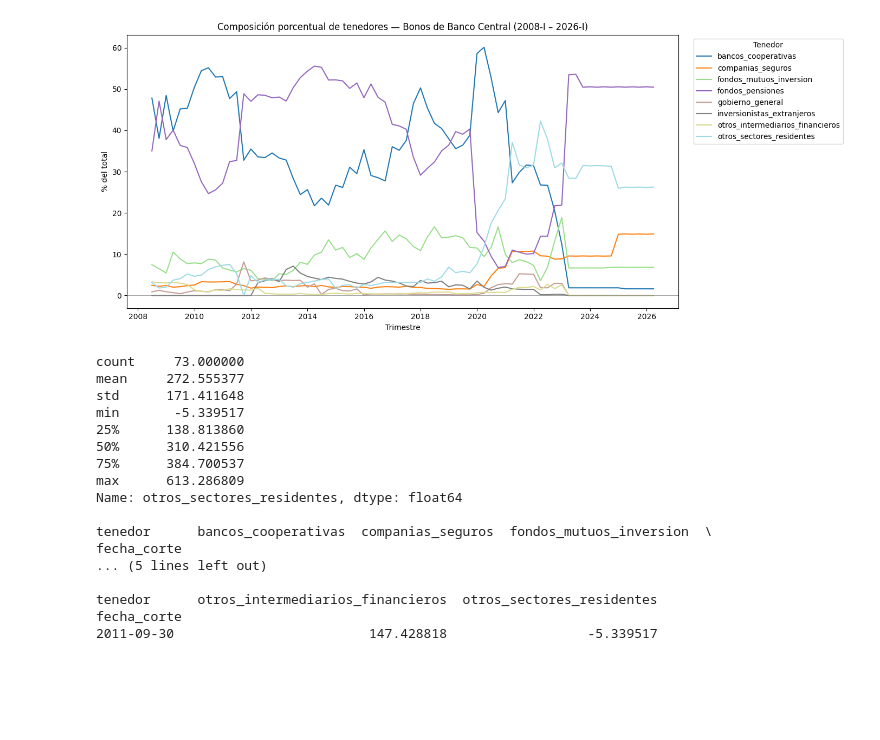
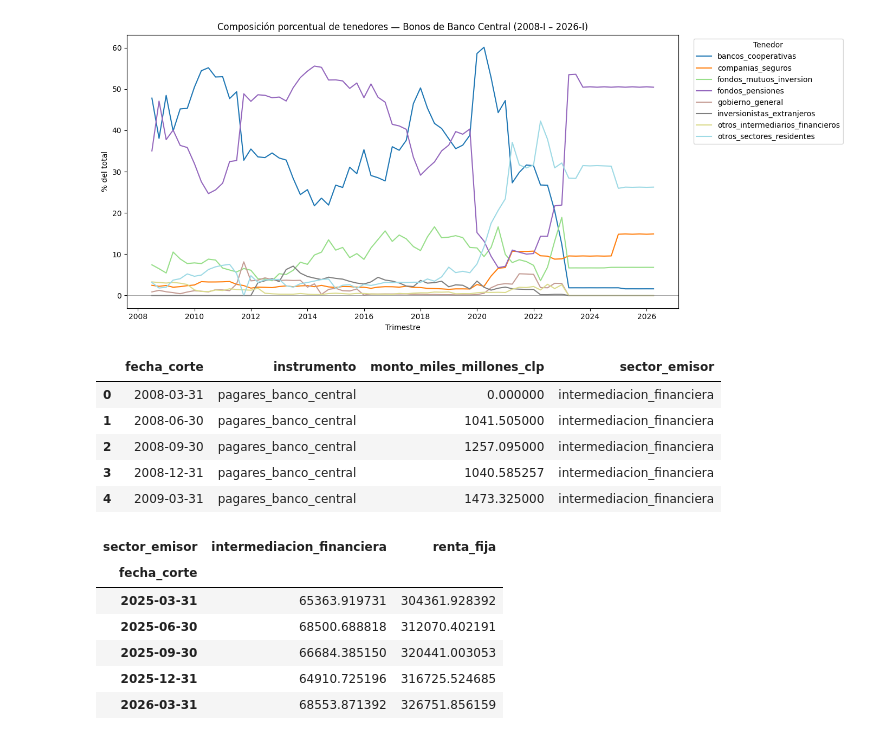
Before and after one commit to nombre00/gestor_datos_economicos, a Jupyter notebook: notebooks/03_stock_titulo_deuda.ipynb, the cells around one changed output. Saved outputs shown, nothing was run; the diff lists cells and outputs as text; code cells hidden in the pictures; blank space fills up the shorter version.

```diff
--- a/notebooks/03_stock_titulo_deuda.ipynb
+++ b/notebooks/03_stock_titulo_deuda.ipynb
@@ -106,25 +106,35 @@ plt.tight_layout()
 plt.show()
 # %% [output]
 [figure]
-# %%
-print(pivot_holders_bc["otros_sectores_residentes"].describe())
-print()
-print(pivot_holders_bc[pivot_holders_bc["otros_sectores_residentes"] < 0])
-# %% [output]
-count     73.000000
-mean     272.555377
-std      171.411648
-min       -5.339517
-25%      138.813860
-50%      310.421556
-75%      384.700537
-max      613.286809
-Name: otros_sectores_residentes, dtype: float64
-
-tenedor      bancos_cooperativas  companias_seguros  fondos_mutuos_inversion  \
-fecha_corte
-... (5 lines left out)
-
-tenedor      otros_intermediarios_financieros  otros_sectores_residentes
-fecha_corte
-2011-09-30                         147.428818                  -5.339517
+# %%
+from data_engine.models.stock_titulo_deuda import Instrumento
+
+qs_todos = StockTituloDeuda.objects.tenedores_reales().values(
+    "fecha_corte", "instrumento", "monto_miles_millones_clp"
+)
+df_todos = pd.DataFrame(qs_todos)
+df_todos["monto_miles_millones_clp"] = df_todos["monto_miles_millones_clp"].astype(float)
+
+# Mapear sector_emisor desde el TextChoices (es una @property, no una columna)
+df_todos["sector_emisor"] = df_todos["instrumento"].apply(lambda i: Instrumento(i).sector_emisor)
+df_todos.head()
+# %% [output]
+|  | fecha_corte | instrumento | monto_miles_millones_clp | sector_emisor |
+| 0 | 2008-03-31 | pagares_banco_central | 0.000000 | intermediacion_financiera |
+| 1 | 2008-06-30 | pagares_banco_central | 1041.505000 | intermediacion_financiera |
+| 2 | 2008-09-30 | pagares_banco_central | 1257.095000 | intermediacion_financiera |
+| 3 | 2008-12-31 | pagares_banco_central | 1040.585257 | intermediacion_financiera |
+| 4 | 2009-03-31 | pagares_banco_central | 1473.325000 | intermediacion_financiera |
+# %%
+pivot_sector = df_todos.pivot_table(
+    index="fecha_corte", columns="sector_emisor", values="monto_miles_millones_clp", aggfunc="sum"
+).sort_index()
+pivot_sector.tail()
+# %% [output]
+| sector_emisor | intermediacion_financiera | renta_fija |
+| fecha_corte |  |  |
+| 2025-03-31 | 65363.919731 | 304361.928392 |
+| 2025-06-30 | 68500.688818 | 312070.402191 |
+| 2025-09-30 | 66684.385150 | 320441.003053 |
+| 2025-12-31 | 64910.725196 | 316725.524685 |
+| 2026-03-31 | 68553.871392 | 326751.856159 |
```
Also changed, not shown: parts of 4 cells of this notebook.
